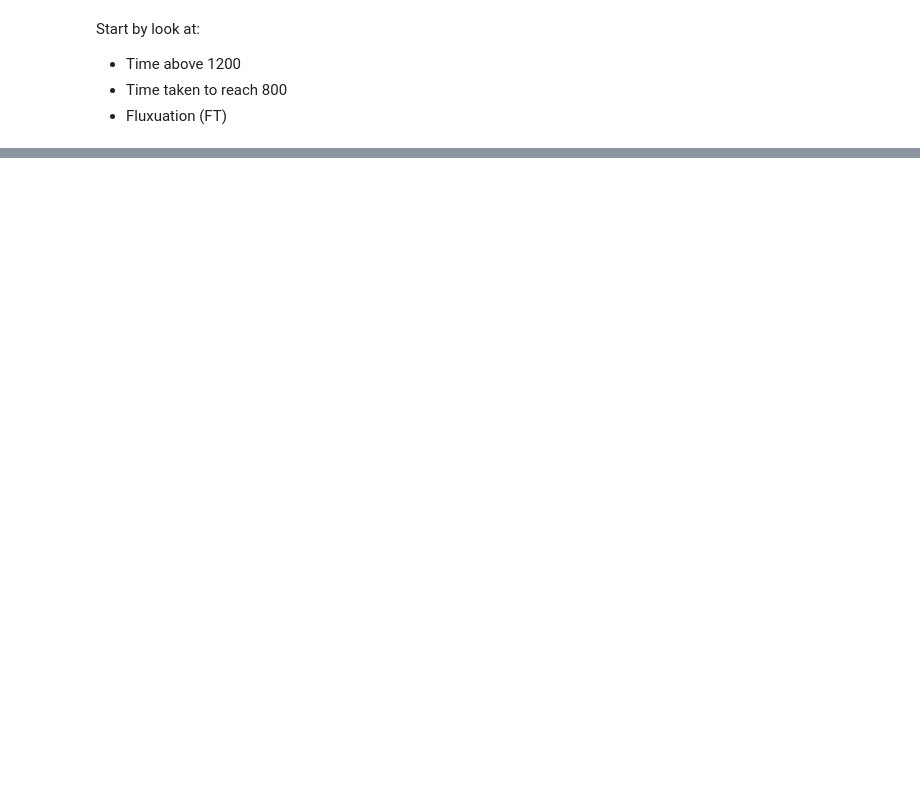
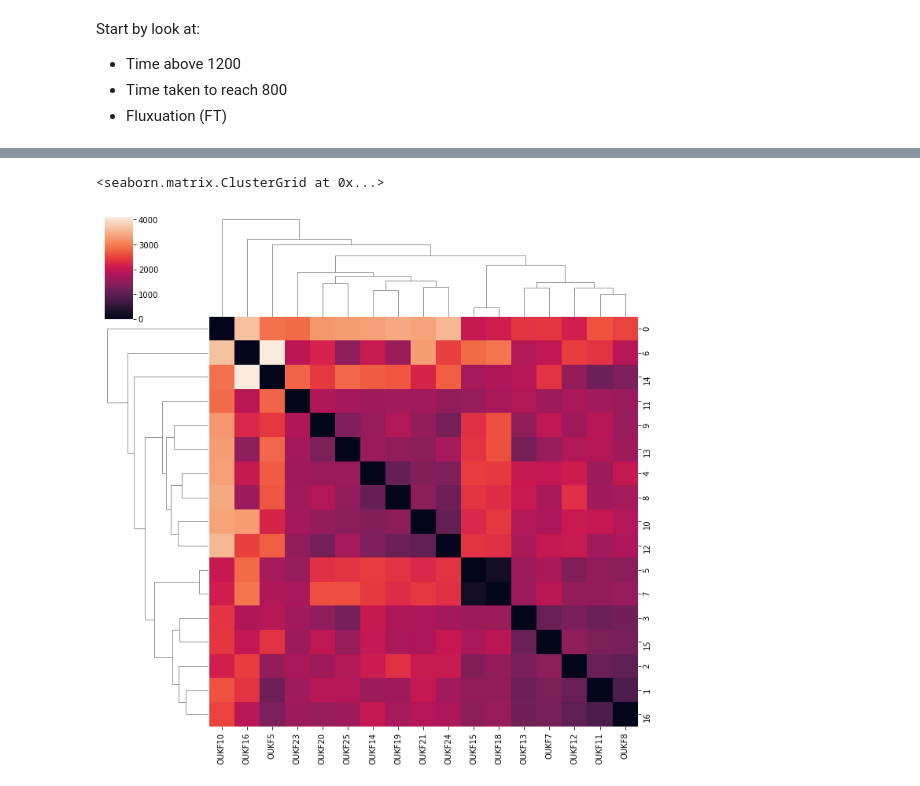
Before and after one commit to lkmartin90/kiln, a Jupyter notebook: Kiln_temp_comparison.ipynb, the cells around one changed output, grey strips where cells are left out. Cells and saved outputs as stored; diff of their text form; code cells hidden in the pictures; blank space fills up the shorter version.

```diff
--- a/Kiln_temp_comparison.ipynb
+++ b/Kiln_temp_comparison.ipynb
@@ -117,0 +237,26 @@ px.scatter(summary_data, x = "Time to 800°C (H)", y = "Time above 1200°C (appr
+# %%
+# compare all firings to each other with warped time
+warped_mat = []
+for i in range(len(firings)):
+    line = []
+    for j in range(len(firings)):
+        #print(j)
+        # for warped time comparison drop the padding NaNs at the end
+        vec1 = comparison_df[firings[i], "Main Temp (°C)"].dropna().to_numpy()#.reshape(1, -1)
+        vec2 = comparison_df[firings[j], "Main Temp (°C)"].dropna().to_numpy()#.reshape(1, -1)
+        #print(vec1)
+        dist = fastdtw(vec1, vec2)[0]
+        #print(fastdtw(vec1, vec2))
+        line.append(dist)
+    #print(line)
+    warped_mat.append(line)
+# %%
+# convert comparisons of firings into data frame form
+warped_mat = np.array(warped_mat)
+warped_mat = pd.DataFrame(warped_mat, columns = firings)
+# %%
+# cluster the firings based on linear comparison
+sns.clustermap(warped_mat)
+# %% [output]
+<seaborn.matrix.ClusterGrid at 0x...>
+[figure, added]
```
Also changed, not shown: parts of 19 cells of this notebook.
